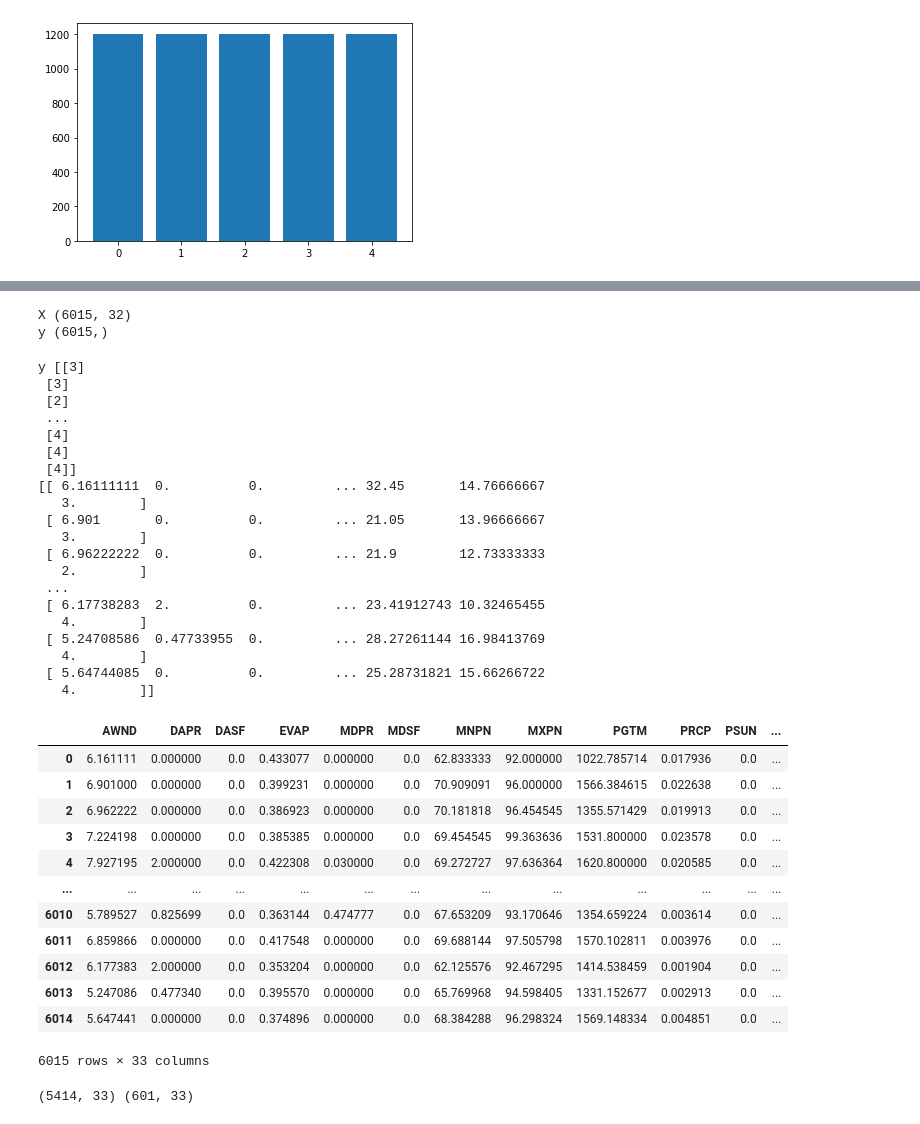
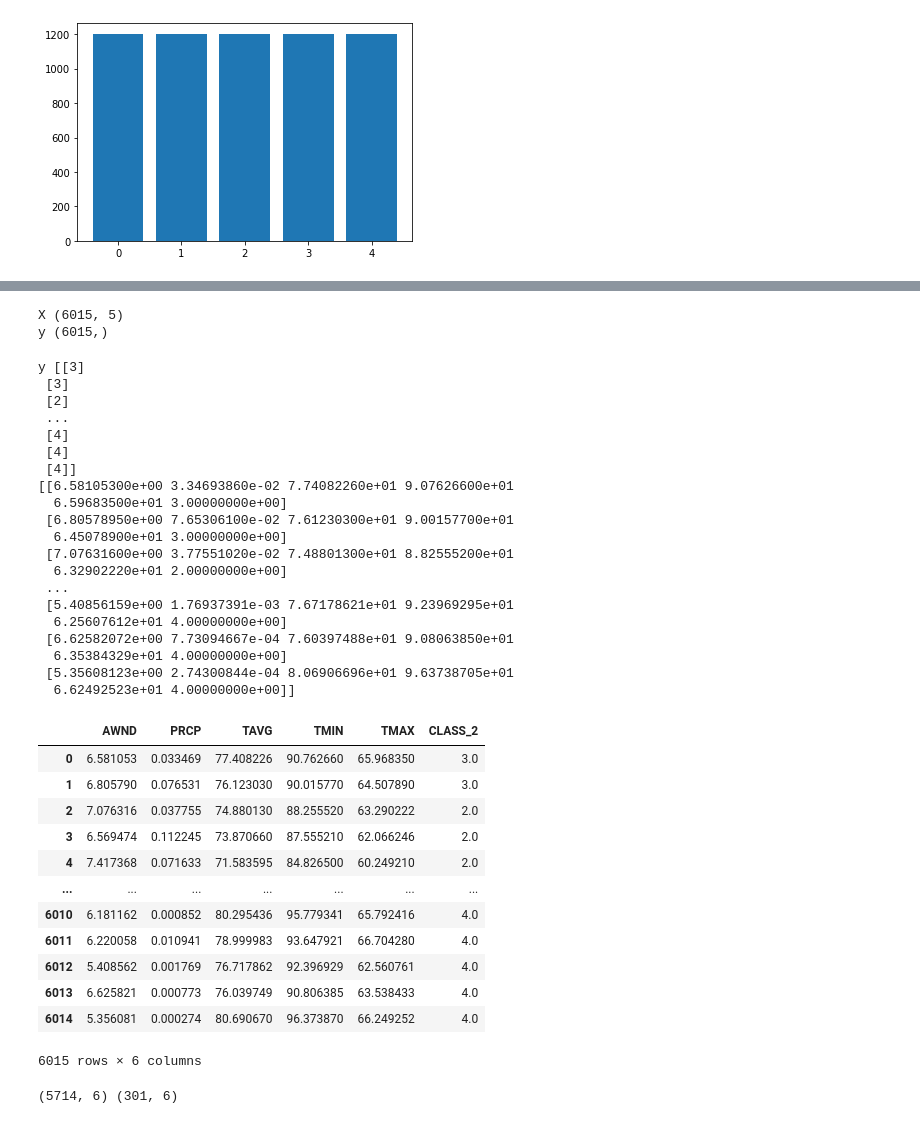
Before and after one commit to VasuPatel001/CS-230, a Jupyter notebook: CS230_Keras_implementation.ipynb, the cells around one changed output, grey strips where cells are left out. Cells and saved outputs as stored; diff of their text form; code cells hidden in the pictures.

```diff
--- a/CS230_Keras_implementation.ipynb
+++ b/CS230_Keras_implementation.ipynb
@@ -380,9 +351,9 @@ from matplotlib import pyplot
 from sklearn.preprocessing import LabelEncoder
 
 # define the dataset location
-url = '/content/drive/Shareddrives/CS_229_project/Electricity_Consumption_data/dataset_final.csv'
+url = '/content/drive/Shareddrives/CS_229_project/Electricity_Consumption_data/dataset.csv'
 # load the csv file as a data frame
-df = read_csv(url, usecols=['AWND','DAPR','DASF','EVAP','MDPR','MDSF','MNPN','MXPN','PGTM','PRCP','PSUN','SN33','SN35','SNOW','SNWD','SX32','SX33','TAVG','TMAX','TMIN','TOBS','TSUN','WDF2','WDF5','WDFG','WDMV','WESD','WESF','WSF2','WSF5','WSFG','WSFI','CLASS_2'])
+df = read_csv(url, usecols=['AWND','PRCP','TAVG','TMIN','TMAX','CLASS_2'])
 df = df.fillna(0).dropna()
 data = df.values
 
@@ -435,7 +406,7 @@ print('y', y.shape)
 type(y)
 n = X.shape[0]
 # %% [output]
-X (6015, 32)
+X (6015, 5)
 y (6015,)
 # %%
 #Concetanate X & y
@@ -451,44 +422,44 @@ y [[3]
  [4]
  [4]
  [4]]
-[[ 6.16111111  0.          0.         ... 32.45       14.76666667
-   3.        ]
- [ 6.901       0.          0.         ... 21.05       13.96666667
-   3.        ]
- [ 6.96222222  0.          0.         ... 21.9        12.73333333
-   2.        ]
+[[6.58105300e+00 3.34693860e-02 7.74082260e+01 9.07626600e+01
+  6.59683500e+01 3.00000000e+00]
+ [6.80578950e+00 7.65306100e-02 7.61230300e+01 9.00157700e+01
+  6.45078900e+01 3.00000000e+00]
+ [7.07631600e+00 3.77551020e-02 7.48801300e+01 8.82555200e+01
+  6.32902220e+01 2.00000000e+00]
  ...
- [ 6.17738283  2.          0.         ... 23.41912743 10.32465455
-   4.        ]
- [ 5.24708586  0.47733955  0.         ... 28.27261144 16.98413769
-   4.        ]
- [ 5.64744085  0.          0.         ... 25.28731821 15.66266722
-   4.        ]]
+ [5.40856159e+00 1.76937391e-03 7.67178621e+01 9.23969295e+01
+  6.25607612e+01 4.00000000e+00]
+ [6.62582072e+00 7.73094667e-04 7.60397488e+01 9.08063850e+01
+  6.35384329e+01 4.00000000e+00]
+ [5.35608123e+00 2.74300844e-04 8.06906696e+01 9.63738705e+01
+  6.62492523e+01 4.00000000e+00]]
 # %%
 #Convert 'data' to pandas dataframe
-dataset_s = pd.DataFrame(data, columns=['AWND','DAPR','DASF','EVAP','MDPR','MDSF','MNPN','MXPN','PGTM','PRCP','PSUN','SN33','SN35','SNOW','SNWD','SX32','SX33','TAVG','TMAX','TMIN','TOBS','TSUN','WDF2','WDF5','WDFG','WDMV','WESD','WESF','WSF2','WSF5','WSFG','WSFI','CLASS_2'])
+dataset_s = pd.DataFrame(data, columns=['AWND','PRCP','TAVG','TMIN','TMAX','CLASS_2'])
 dataset_s
 # %% [output]
-|  | AWND | DAPR | DASF | EVAP | MDPR | MDSF | MNPN | MXPN | PGTM | PRCP | PSUN | ... |
-| 0 | 6.161111 | 0.000000 | 0.0 | 0.433077 | 0.000000 | 0.0 | 62.833333 | 92.000000 | 1022.785714 | 0.017936 | 0.0 | ... |
-| 1 | 6.901000 | 0.000000 | 0.0 | 0.399231 | 0.000000 | 0.0 | 70.909091 | 96.000000 | 1566.384615 | 0.022638 | 0.0 | ... |
-| 2 | 6.962222 | 0.000000 | 0.0 | 0.386923 | 0.000000 | 0.0 | 70.181818 | 96.454545 | 1355.571429 | 0.019913 | 0.0 | ... |
-| 3 | 7.224198 | 0.000000 | 0.0 | 0.385385 | 0.000000 | 0.0 | 69.454545 | 99.363636 | 1531.800000 | 0.023578 | 0.0 | ... |
-| 4 | 7.927195 | 2.000000 | 0.0 | 0.422308 | 0.030000 | 0.0 | 69.272727 | 97.636364 | 1620.800000 | 0.020585 | 0.0 | ... |
-| ... | ... | ... | ... | ... | ... | ... | ... | ... | ... | ... | ... | ... |
-| 6010 | 5.789527 | 0.825699 | 0.0 | 0.363144 | 0.474777 | 0.0 | 67.653209 | 93.170646 | 1354.659224 | 0.003614 | 0.0 | ... |
-| 6011 | 6.859866 | 0.000000 | 0.0 | 0.417548 | 0.000000 | 0.0 | 69.688144 | 97.505798 | 1570.102811 | 0.003976 | 0.0 | ... |
-| 6012 | 6.177383 | 2.000000 | 0.0 | 0.353204 | 0.000000 | 0.0 | 62.125576 | 92.467295 | 1414.538459 | 0.001904 | 0.0 | ... |
-| 6013 | 5.247086 | 0.477340 | 0.0 | 0.395570 | 0.000000 | 0.0 | 65.769968 | 94.598405 | 1331.152677 | 0.002913 | 0.0 | ... |
-| 6014 | 5.647441 | 0.000000 | 0.0 | 0.374896 | 0.000000 | 0.0 | 68.384288 | 96.298324 | 1569.148334 | 0.004851 | 0.0 | ... |
+|  | AWND | PRCP | TAVG | TMIN | TMAX | CLASS_2 |
+| 0 | 6.581053 | 0.033469 | 77.408226 | 90.762660 | 65.968350 | 3.0 |
+| 1 | 6.805790 | 0.076531 | 76.123030 | 90.015770 | 64.507890 | 3.0 |
+| 2 | 7.076316 | 0.037755 | 74.880130 | 88.255520 | 63.290222 | 2.0 |
+| 3 | 6.569474 | 0.112245 | 73.870660 | 87.555210 | 62.066246 | 2.0 |
+| 4 | 7.417368 | 0.071633 | 71.583595 | 84.826500 | 60.249210 | 2.0 |
+| ... | ... | ... | ... | ... | ... | ... |
+| 6010 | 6.181162 | 0.000852 | 80.295436 | 95.779341 | 65.792416 | 4.0 |
+| 6011 | 6.220058 | 0.010941 | 78.999983 | 93.647921 | 66.704280 | 4.0 |
+| 6012 | 5.408562 | 0.001769 | 76.717862 | 92.396929 | 62.560761 | 4.0 |
+| 6013 | 6.625821 | 0.000773 | 76.039749 | 90.806385 | 63.538433 | 4.0 |
+| 6014 | 5.356081 | 0.000274 | 80.690670 | 96.373870 | 66.249252 | 4.0 |
-6015 rows × 33 columns
+6015 rows × 6 columns
 # %%
 #split train & test dataset
-train_s = dataset_s.sample(frac=0.9) #random_state=0
+train_s = dataset_s.sample(frac=0.95) #random_state=0
 test_s = dataset_s.drop(train_s.index)
 print(train_s.shape, test_s.shape)
 # %% [output]
-(5414, 33) (601, 33)
+(5714, 6) (301, 6)
 # %%
 #Create one-hot encoding for TRAIN dataset
 existing_vals = np.unique(train_s['CLASS_2'].values)
```
Also changed, not shown: parts of 40 cells of this notebook, 3 other files.
